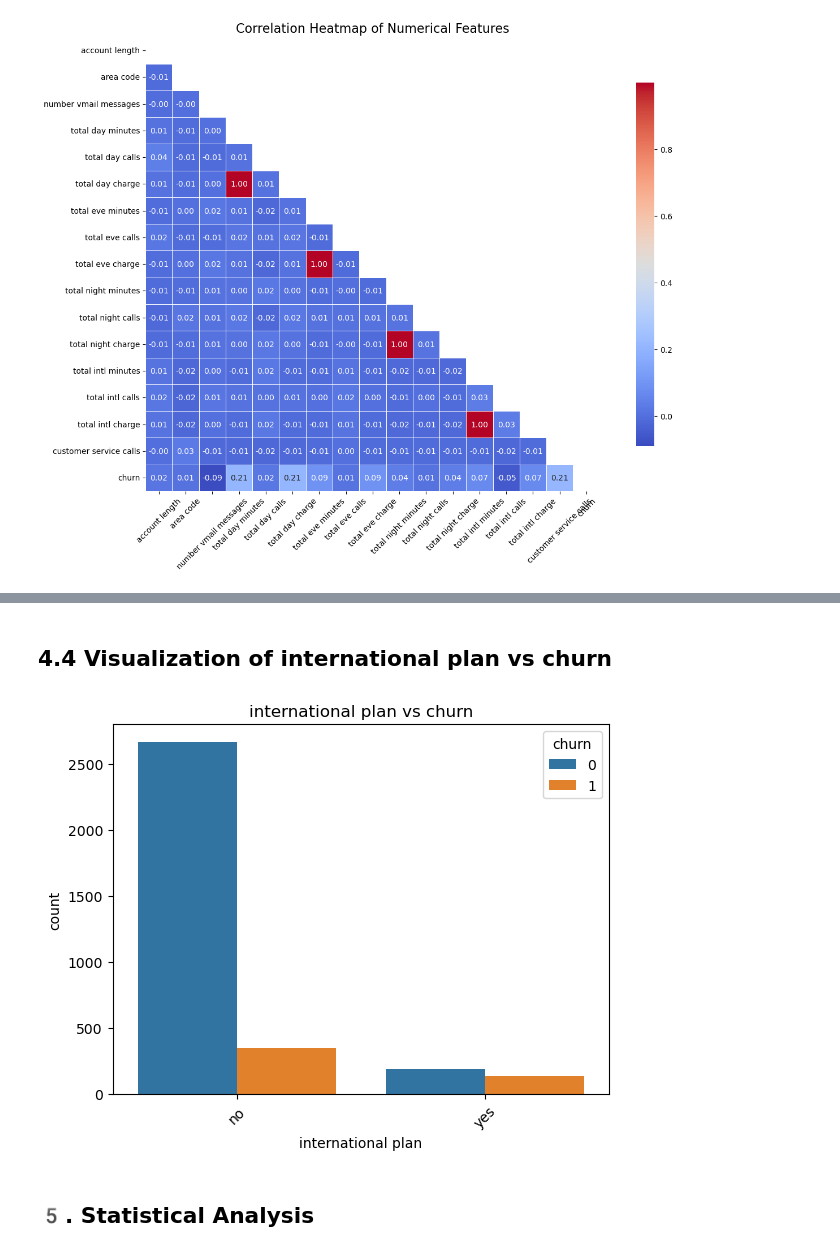
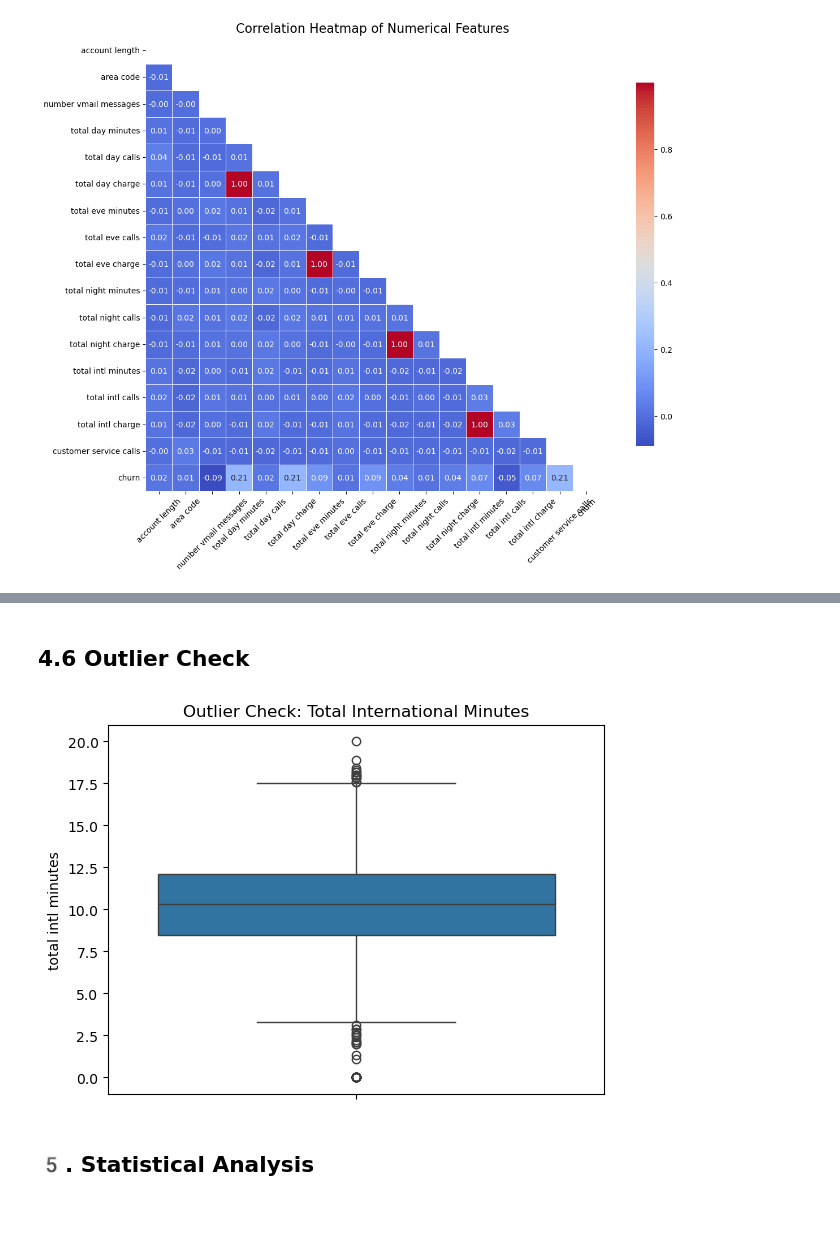
Before and after one commit to muhatonjeri/SyriaTel-Customer-Churn, a Jupyter notebook: notebooks/Customerchun.ipynb, the cells around one changed output, grey strips where cells are left out. Cells and saved outputs as stored; diff of their text form; code cells hidden in the pictures; blank space fills up the shorter version.

Commit message:
outlier commit

```diff
--- a/notebooks/Customerchun.ipynb
+++ b/notebooks/Customerchun.ipynb
@@ -459,12 +446,11 @@ Index(['state', 'account length', 'area code', 'phone number',
-# %% [markdown]
-## 4.4 Visualization of  international plan vs churn
-# %%
-sns.countplot(data=df_clean, x='international plan', hue='churn')
-plt.title('international plan vs churn')
-plt.xticks(rotation=45)
-plt.show()
-# %% [output]
-[figure, removed]
+# %% [markdown]
+## 4.6 Outlier Check
+# %%
+sns.boxplot(y='total intl minutes', data=df_clean)
+plt.title('Outlier Check: Total International Minutes')
+plt.show()
+# %% [output]
+[figure, added]
 # %% [markdown]
 ## 5️. Statistical Analysis
 # %% [markdown]
```
Also changed, not shown: parts of 4 cells of this notebook.
